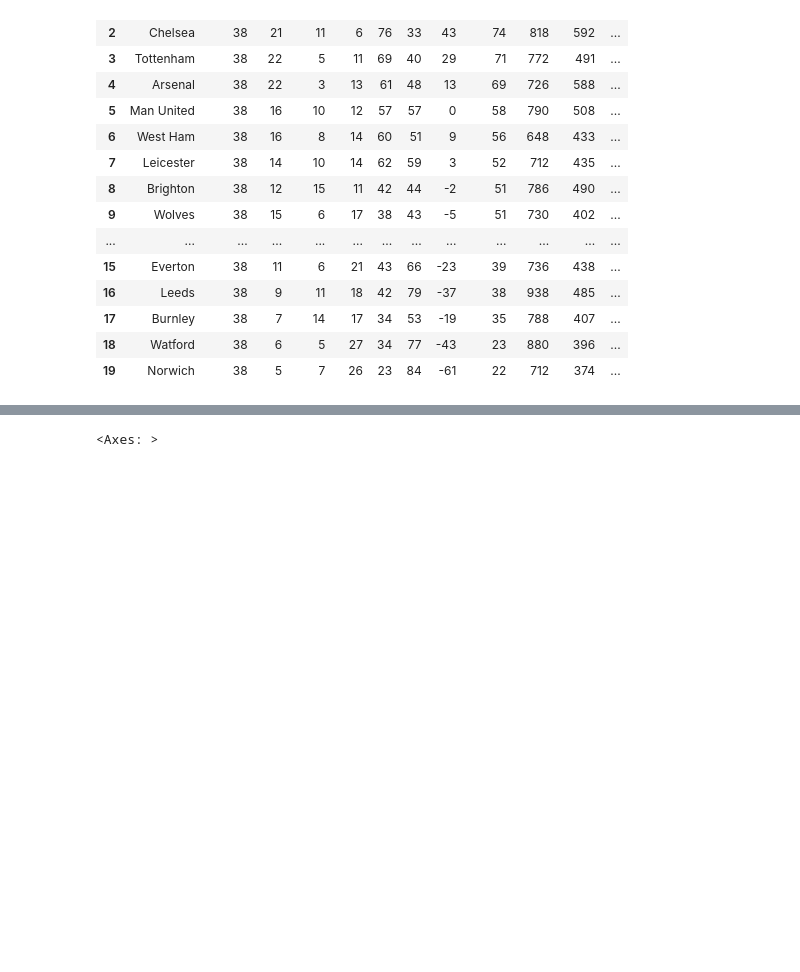
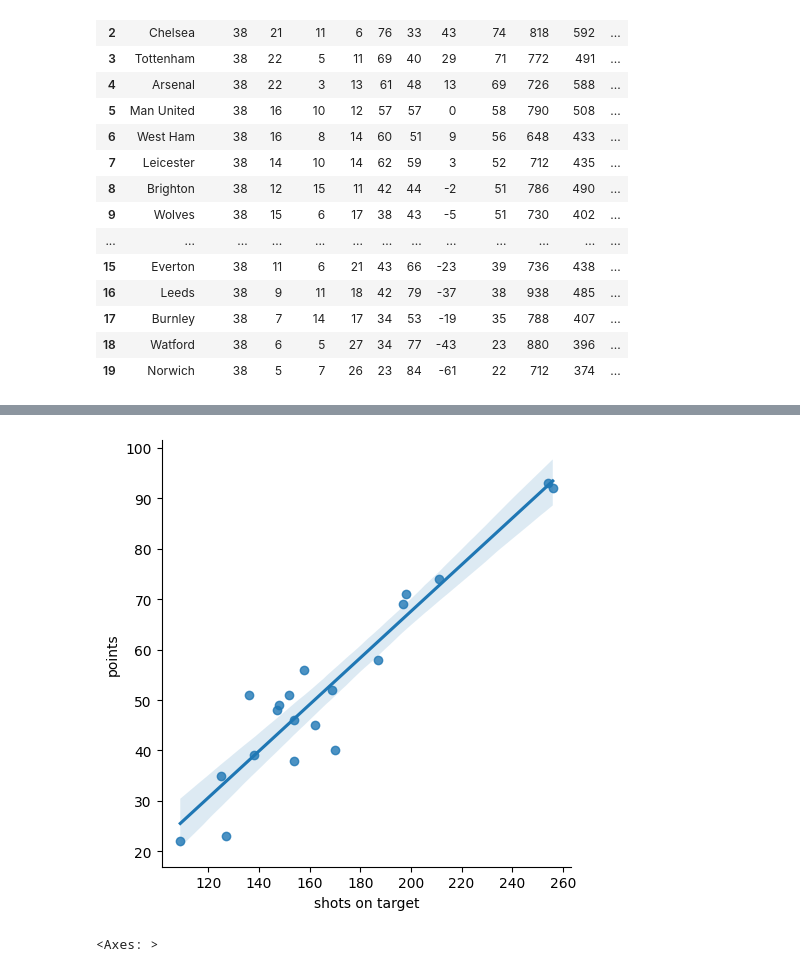
Before and after one commit to Jamesf50/UCDPA_JamesMcCaghey, a Jupyter notebook: prem_league_21_22.ipynb, the cells around one changed output, grey strips where cells are left out. Saved outputs shown, nothing was run; the diff lists cells and outputs as text; code cells hidden in the pictures; blank space fills up the shorter version.

```diff
--- a/prem_league_21_22.ipynb
+++ b/prem_league_21_22.ipynb
@@ -486,3 +486,7 @@ sns.pairplot(data=table, vars=['gd','win'], hue = 'points')
+# %%
+sns.lmplot(data=table, x='shots on target', y='points');
+# %% [output]
+[figure, added]
 # %%
 sns.heatmap(data=table.corr(), annot=True)
 # %% [output]
```
Also changed, not shown: parts of 15 cells of this notebook.
